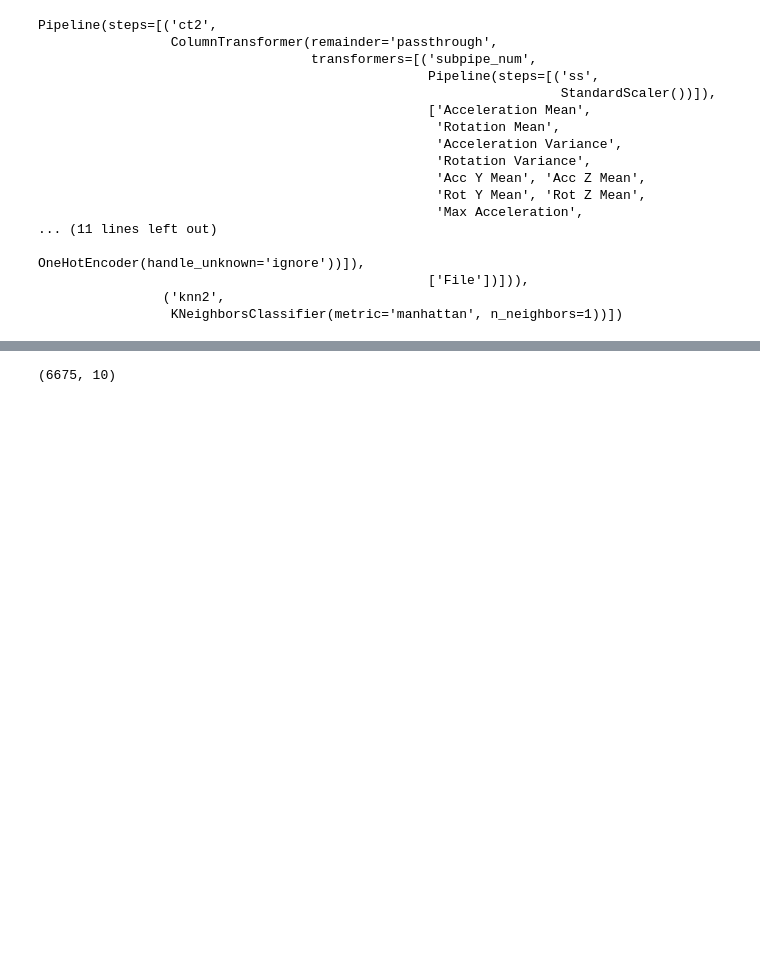
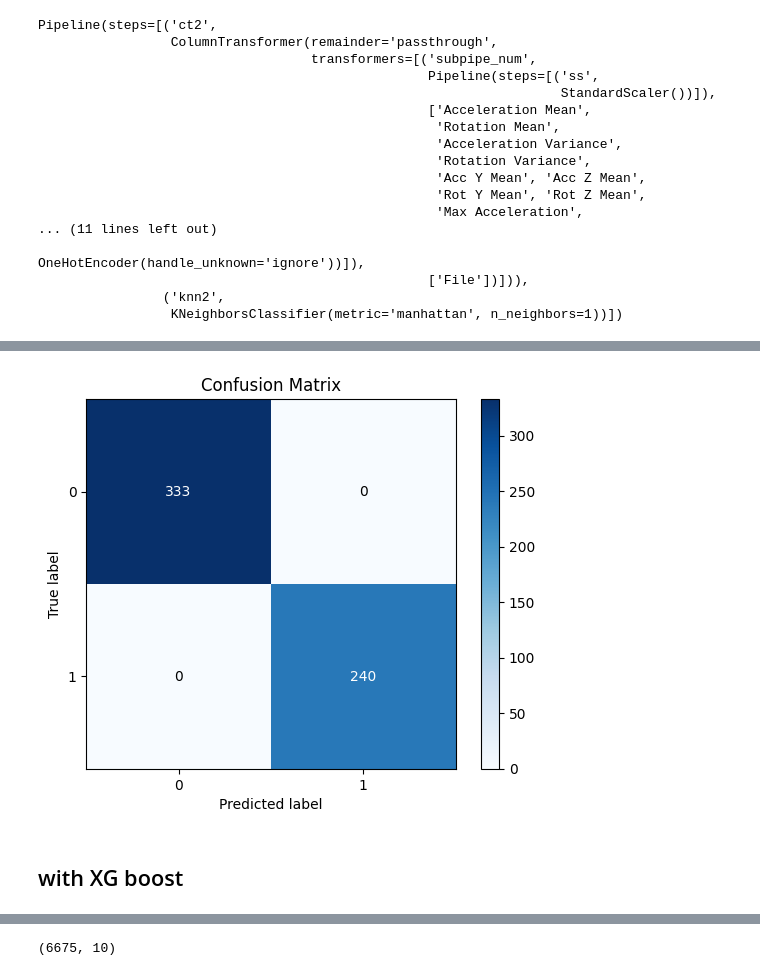
Before and after one commit to mccafj/Fall_Detection_Model, a Jupyter notebook: scratch_notebook.ipynb, the cells around one changed output, grey strips where cells are left out. Cells and saved outputs as stored; diff of their text form; code cells hidden in the pictures; blank space fills up the shorter version.

```diff
--- a/scratch_notebook.ipynb
+++ b/scratch_notebook.ipynb
@@ -2018,0 +2001,2 @@ memory usage: 4.9+ MB
+# %%
+y_pred_df2_knn = df2_knn_pipe.predict(X_tr_2)
@@ -2018,0 +2014,7 @@ memory usage: 4.9+ MB
+# %%
+skplt.metrics.plot_confusion_matrix(y_tr_2, y_pred_df2_knn, normalize=False)
+plt.show()
+# %% [output]
+[figure, added]
+# %% [markdown]
+## with XG boost
```
Also changed, not shown: parts of 120 cells of this notebook.
